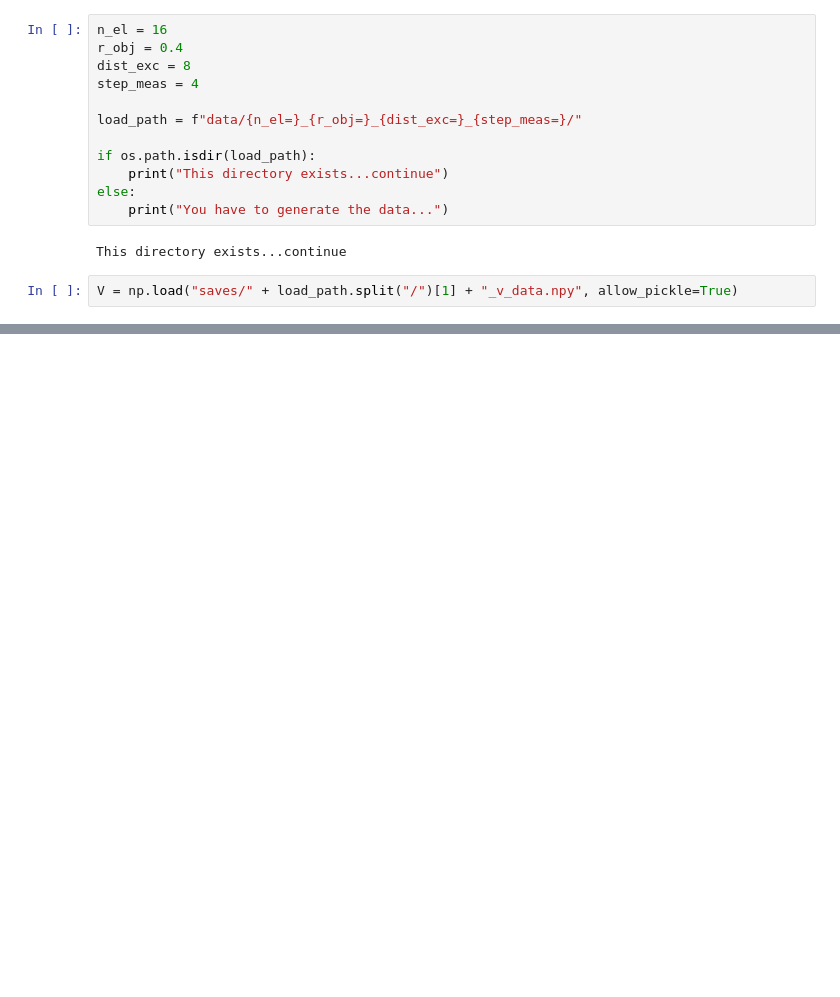
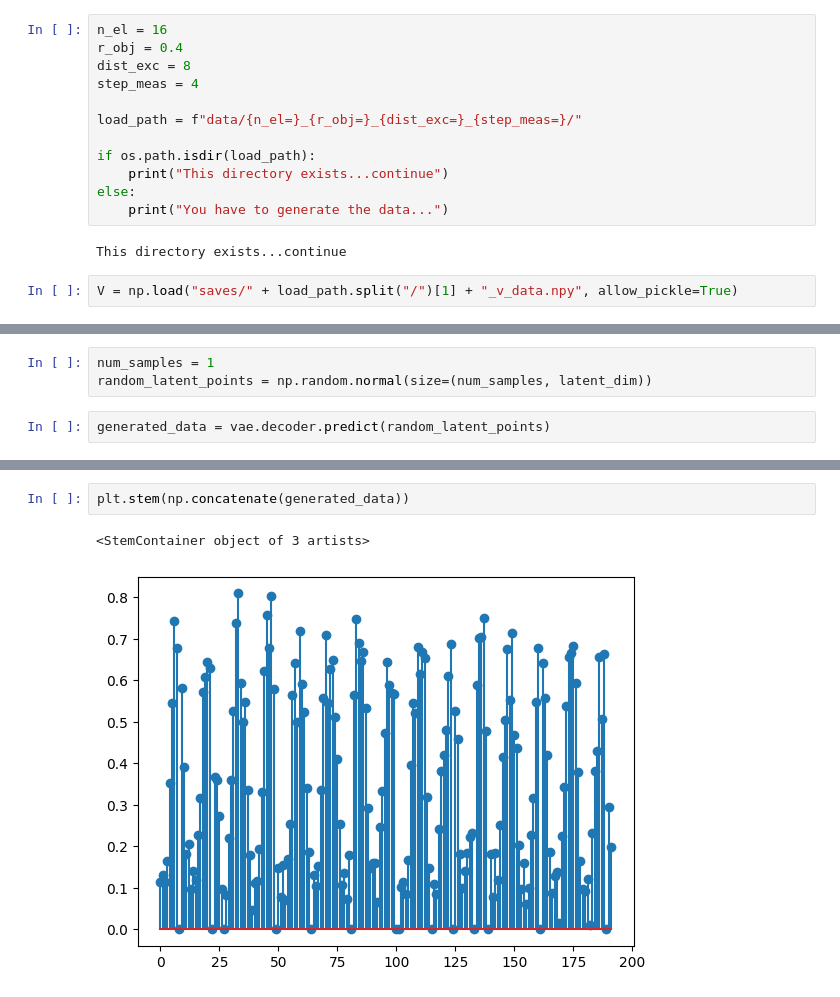
Before and after one commit to spatialaudio/Data-Driven-EIT-Imaging-using-Recurrent-Neural-Networks, a Jupyter notebook: VAE.ipynb, the cells around one changed output, grey strips where cells are left out. Saved outputs shown, nothing was run; the diff lists cells and outputs as text; blank space fills up the shorter version.

```diff
--- a/VAE.ipynb
+++ b/VAE.ipynb
@@ -175,0 +187,5 @@ plt.stem(y_val[1])
+# %%
+num_samples = 1
+random_latent_points = np.random.normal(size=(num_samples, latent_dim))
+# %%
+generated_data = vae.decoder.predict(random_latent_points)
@@ -175,0 +194,5 @@ plt.stem(y_val[1])
+# %%
+plt.stem(np.concatenate(generated_data))
+# %% [output]
+<StemContainer object of 3 artists>
+[figure, added]
```
Also changed, not shown: parts of 21 cells of this notebook.
